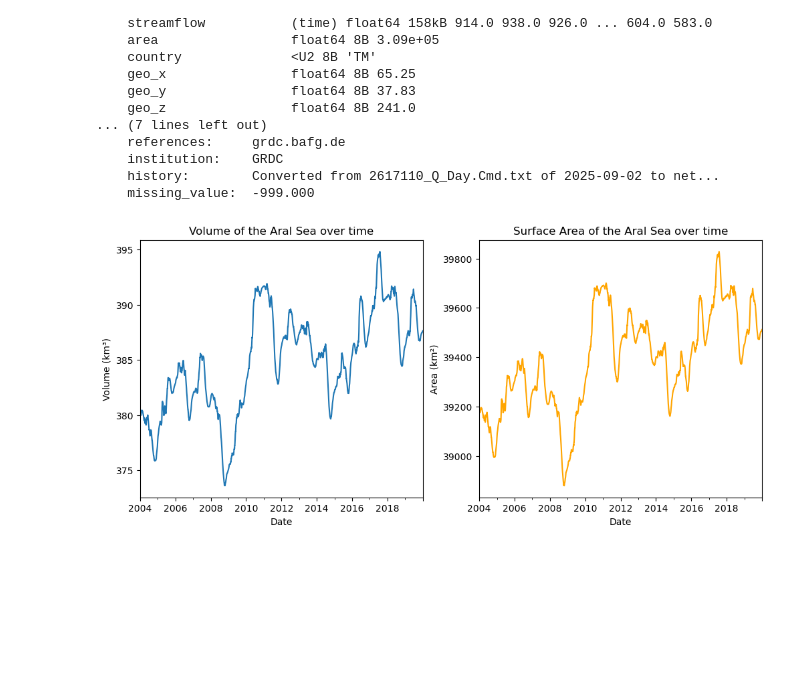
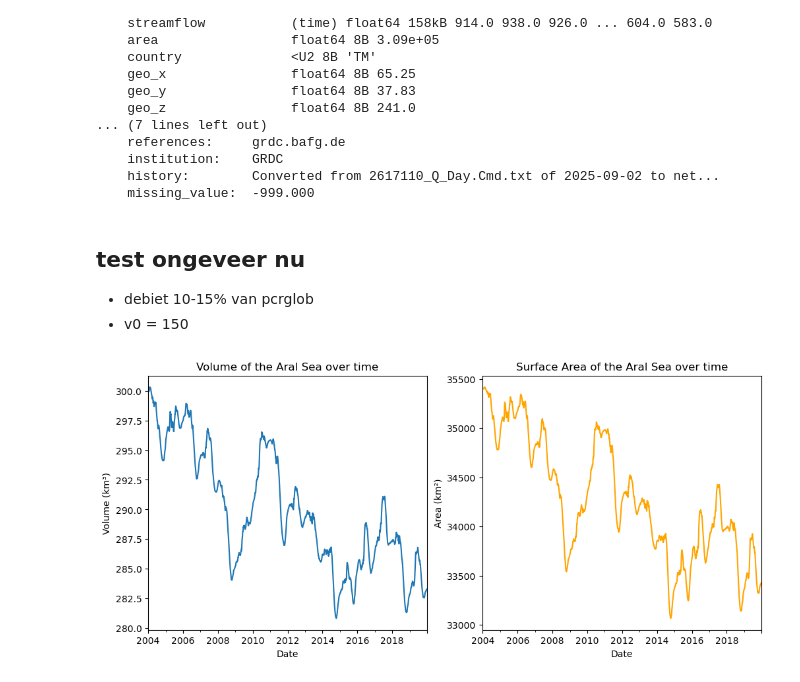
Before and after one commit to andrevdv/MSc_AralSea, a Jupyter notebook: book/thesis_projects/MSc/2025_Q1_AndreVanDerVeen_CEG/work_in_progress/Test_Aral/Test_Aral_Simulation.ipynb, the cells around one changed output. Cells and saved outputs as stored; diff of their text form; code cells hidden in the pictures; blank space fills up the shorter version.

Commit message:
more set_value tests

```diff
--- a/book/thesis_projects/MSc/2025_Q1_AndreVanDerVeen_CEG/work_in_progress/Test_Aral/Test_Aral_Simulation.ipynb
+++ b/book/thesis_projects/MSc/2025_Q1_AndreVanDerVeen_CEG/work_in_progress/Test_Aral/Test_Aral_Simulation.ipynb
@@ -55,6 +60,6 @@ area_interp_ext = A_of_V(vol_grid_ext)
 # %%
 
-Initial_volume_AralSea_km3 = 380
+Initial_volume_AralSea_km3 = 1100
 
 experiment_start_date = results.index.min().strftime("%Y-%m-%d")
 experiment_end_date = results.index.max().strftime("%Y-%m-%d")
@@ -73,9 +78,8 @@ for i in range(1, n):
     Q_day_m3day_Kazalinsk = results.iloc[i, results.columns.get_loc('Kazalinsk')] * 86400 / 1e9
 
     # Test factor to adjust inflow (calibration)
-    testfactor = 0.2
-    #testfactor = 1.0
-
+    #testfactor = 0.2
+    testfactor =0.25
     # Groundwater inflow
     Q_day_m3day_GW_in = 0 #0.5/365
 
@@ -114,5 +118,6 @@ Area_Aral_Sea_km2.plot(ax=ax[1], color='orange')
 ax[1].set_title('Surface Area of the Aral Sea over time')
 ax[1].set_ylabel('Area (km²)')
 ax[1].set_xlabel('Date')
+
 plt.show()
 # %% [output]
@@ -143,12 +148,32 @@ Data variables:
     institution:    GRDC
     history:        Converted from 2617110_Q_Day.Cmd.txt of 2025-09-02 to net...
     missing_value:  -999.000
+# %% [markdown]
+## test ongeveer nu
+- debiet 10-15% van pcrglob
+- v0 = 150
+# %%
+Initial_volume_AralSea_km3 = 300
+
+experiment_start_date = results.index.min().strftime("%Y-%m-%d")
+experiment_end_date = results.index.max().strftime("%Y-%m-%d")
+n = len(results.index)
+
+
+
+Volume_Aral_Sea_km3 = pd.Series(0.0, index=results.index, name='Volume_Aral_Sea_km3')
+Area_Aral_Sea_km2 = pd.Series(0.0, index=results.index, name='Area_Aral_Sea_km2')
+Volume_Aral_Sea_km3.iloc[0] = Initial_volume_AralSea_km3
+Area_Aral_Sea_km2.iloc[0] = A_of_V(Volume_Aral_Sea_km3.iloc[0])
 # %%
+
+
+
 for i in range(1, n):
     # Inflow from rivers (km3/day)
     Q_day_m3day_Chatly = results.iloc[i, results.columns.get_loc('Chatly')] * 86400 / 1e9
     Q_day_m3day_Kazalinsk = results.iloc[i, results.columns.get_loc('Kazalinsk')] * 86400 / 1e9
-    testfactor = 0.15
+    testfactor = 0.125
 
     # Groundwater inflow
     Q_day_m3day_GW_in = 0 #0.5/365
@@ -163,34 +188,34 @@ for i in range(1, n):
     Area_Aral_Sea_km2.iloc[i] = A_of_V(Volume_Aral_Sea_km3.iloc[i-1])
     Evaporation_Aral_Sea_km3day = Potential_evap * Area_Aral_Sea_km2.iloc[i] * 60 * 60 * 24 * 1e-12 * 1e6
 
     # Update volume
     Volume_Aral_Sea_km3.iloc[i] = (
         Volume_Aral_Sea_km3.iloc[i-1]
         + testfactor * (Q_day_m3day_Chatly + Q_day_m3day_Kazalinsk)
         - Q_day_m3day_GW_in
         - Evaporation_Aral_Sea_km3day
     )
 
     # Prevent negative volume
     if Volume_Aral_Sea_km3.iloc[i] < 0:
         Volume_Aral_Sea_km3.iloc[i] = 0
 
 
 
 fig, ax = plt.subplots(1,2, figsize=(12, 5))
 Volume_Aral_Sea_km3.plot(ax=ax[0])
 #Aral_Table['Volume'].plot(ax=ax[0])     #TODO add observed volume data if available
 ax[0].set_title('Volume of the Aral Sea over time')
 ax[0].set_ylabel('Volume (km³)')
 ax[0].set_xlabel('Date')
 #ax[0].legend(['Simulated Volume', 'Observed Volume'])
 Area_Aral_Sea_km2.plot(ax=ax[1], color='orange')
 ax[1].set_title('Surface Area of the Aral Sea over time')
 ax[1].set_ylabel('Area (km²)')
 ax[1].set_xlabel('Date')
 plt.show()
 # %% [output]
-[figure, old version]
+[figure, new version]
 # %%
 df = ds.to_dataframe().reset_index()
 df = df.reset_index().set_index('time')  # set 'time' as index
```
Also changed, not shown: parts of 2 cells of this notebook, 3 other files.
